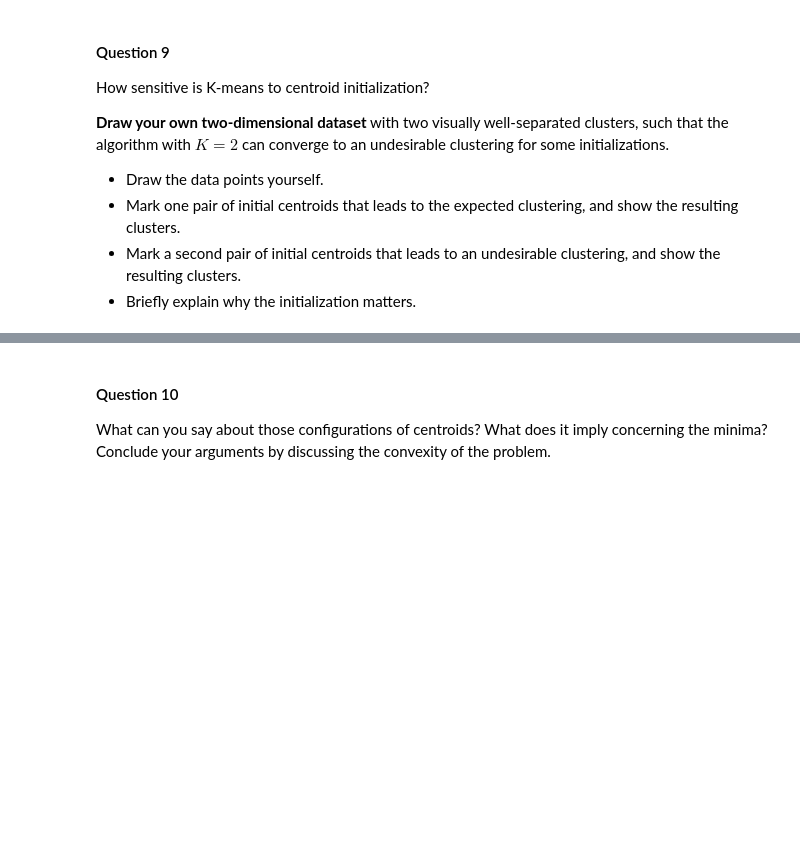
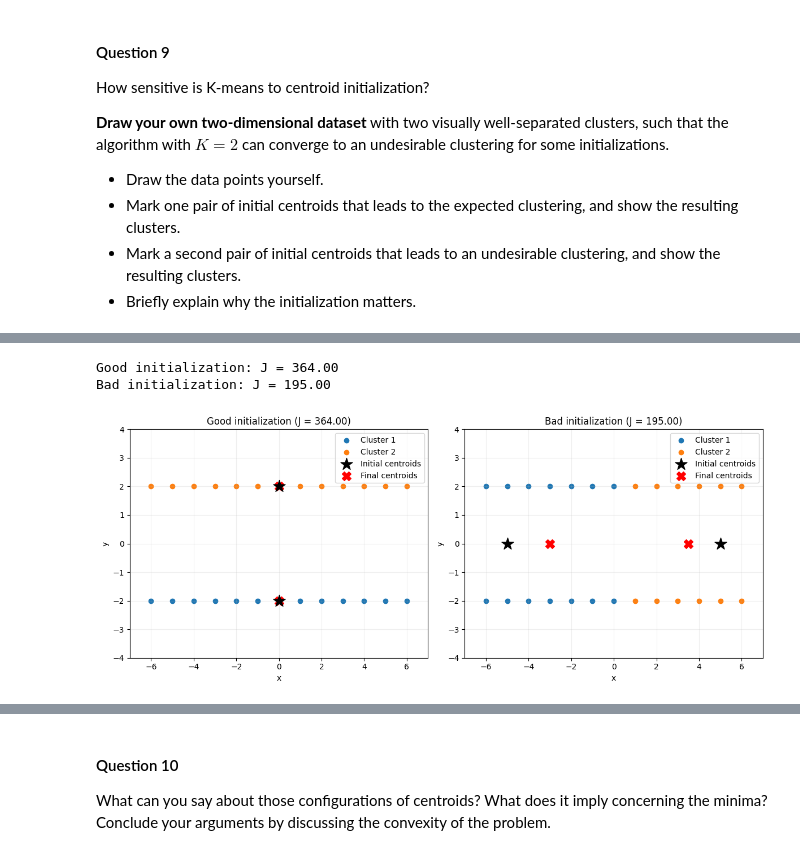
Before and after one commit to Oktalyx/FundamentalLearningEPFL, a Jupyter notebook: HW2/HW2_theory_ex.ipynb, the cells around one changed output, grey strips where cells are left out. Cells and saved outputs as stored; diff of their text form; code cells hidden in the pictures; blank space fills up the shorter version.

```diff
--- a/HW2/HW2_theory_ex.ipynb
+++ b/HW2/HW2_theory_ex.ipynb
@@ -102,0 +346,79 @@ How sensitive is K-means to centroid initialization?
+# %%
+import numpy as np
+import matplotlib.pyplot as plt
+
+# Create two visually separated horizontal clusters
+x = np.linspace(-6, 6, 13)
+
+X = np.array([
+    [xi, yi]
+    for yi in [-2, 2]
+    for xi in x
+])
+
+# K-means implementation
+def kmeans(X, initial_centroids):
+    centroids = initial_centroids.copy().astype(float)
+
+    for _ in range(100):
+        distances = np.linalg.norm(
+            X[:, None, :] - centroids[None, :, :], axis=2
+        )
+        labels = np.argmin(distances, axis=1)
+
+        new_centroids = np.array([
+            X[labels == k].mean(axis=0)
+            for k in range(2)
+        ])
+
+        if np.allclose(centroids, new_centroids):
+            break
+
+        centroids = new_centroids
+
+    return labels, centroids
+
+# Two different initializations
+good_init = np.array([[0, -2], [0, 2]])
+bad_init = np.array([[-5, 0], [5, 0]])
+
+fig, axes = plt.subplots(1, 2, figsize=(12, 5))
+
+for ax, init, title in zip(
+    axes,
+    [good_init, bad_init],
+    ["Good initialization", "Bad initialization"]
+):
+    labels, final_centroids = kmeans(X, init)
+
+    # Compute the final loss J
+    J = np.sum((X - final_centroids[labels])**2)
+    print(f"{title}: J = {J:.2f}")
+
+    for k in range(2):
+        points = X[labels == k]
+        ax.scatter(points[:, 0], points[:, 1],
+                   label=f"Cluster {k+1}")
+
+    ax.scatter(init[:, 0], init[:, 1],
+               marker="*", s=250, c="black",
+               label="Initial centroids", zorder=5)
+
+    ax.scatter(final_centroids[:, 0], final_centroids[:, 1],
+               marker="X", s=130, c="red",
+               label="Final centroids", zorder=4)
+
+    ax.set_title(f"{title} (J = {J:.2f})")
+    ax.set_xlabel("x")
+    ax.set_ylabel("y")
+    ax.set_xlim(-7, 7)
+    ax.set_ylim(-4, 4)
+    ax.grid(alpha=0.2)
+    ax.legend()
+
+plt.tight_layout()
+plt.show()
+# %% [output]
+Good initialization: J = 364.00
+Bad initialization: J = 195.00
+[figure, added]
```
Also changed, not shown: parts of 17 cells of this notebook, 2 other files.
